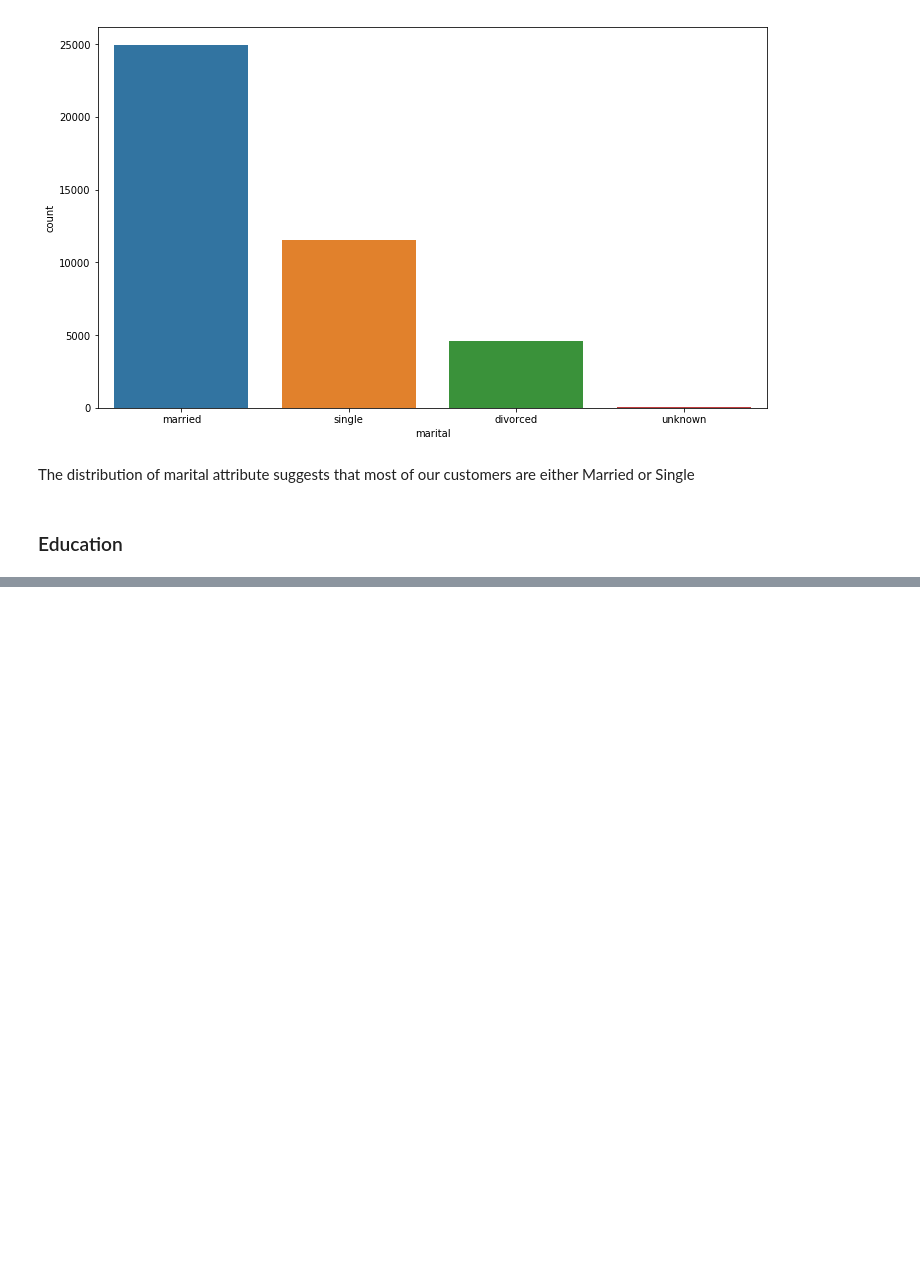
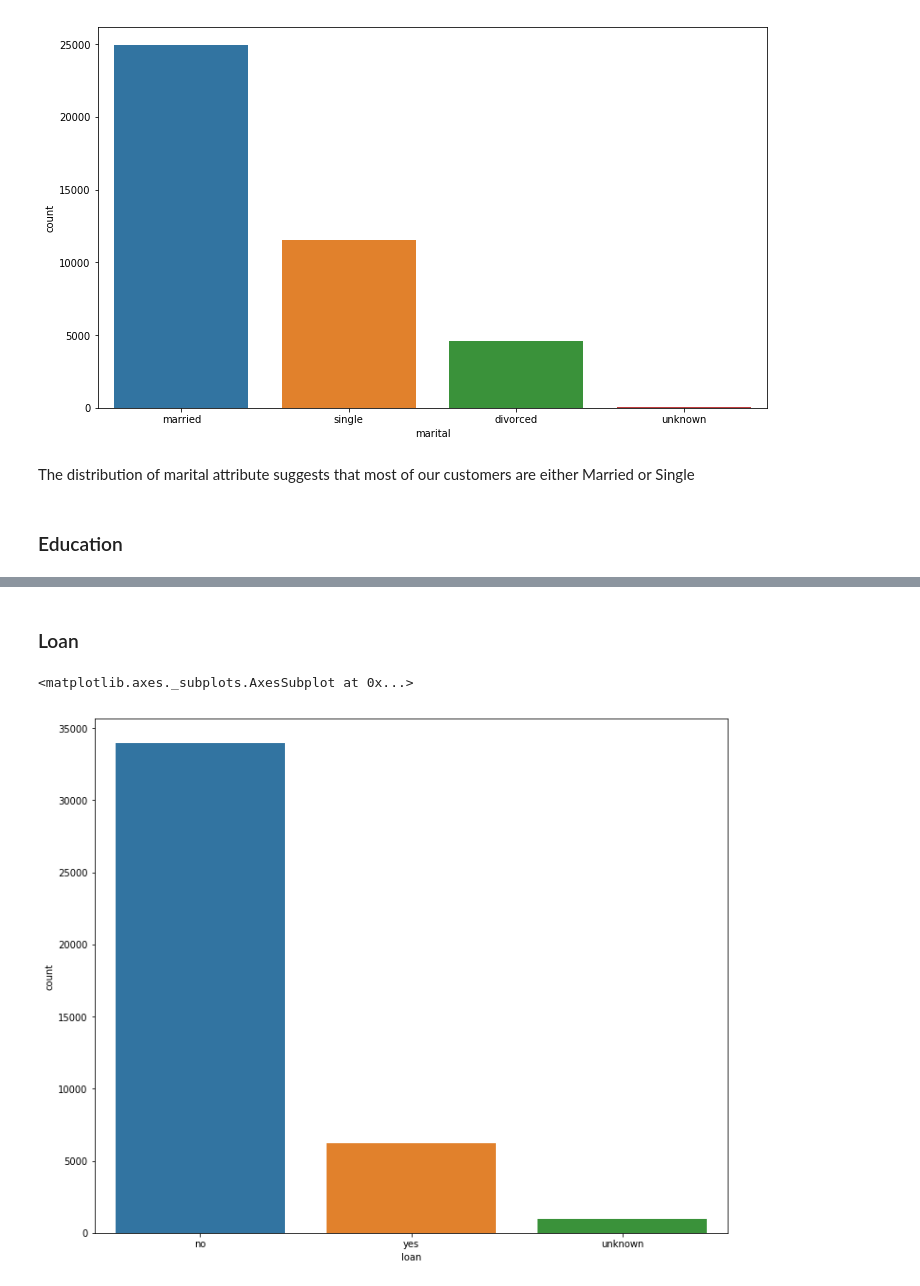
Before and after one commit to Vishal-Mani/Bank-Marketing-Exploratory-Data-Analysis., a Jupyter notebook: Bank_marketing_analysis.ipynb, the cells around one changed output, grey strips where cells are left out. Drawn from its saved outputs; the diff is of its cells as text; code cells hidden in the pictures; blank space fills up the shorter version.

```diff
--- a/Bank_marketing_analysis.ipynb
+++ b/Bank_marketing_analysis.ipynb
@@ -238,0 +283,8 @@ The distribution of marital attribute suggests that most of our customers are ei
+# %% [markdown]
+### Loan
+# %%
+plt.figure(figsize=(12,10))
+sns.countplot(df.loan)
+# %% [output]
+<matplotlib.axes._subplots.AxesSubplot at 0x...>
+[figure, added]
```
Also changed, not shown: parts of 12 cells of this notebook.
